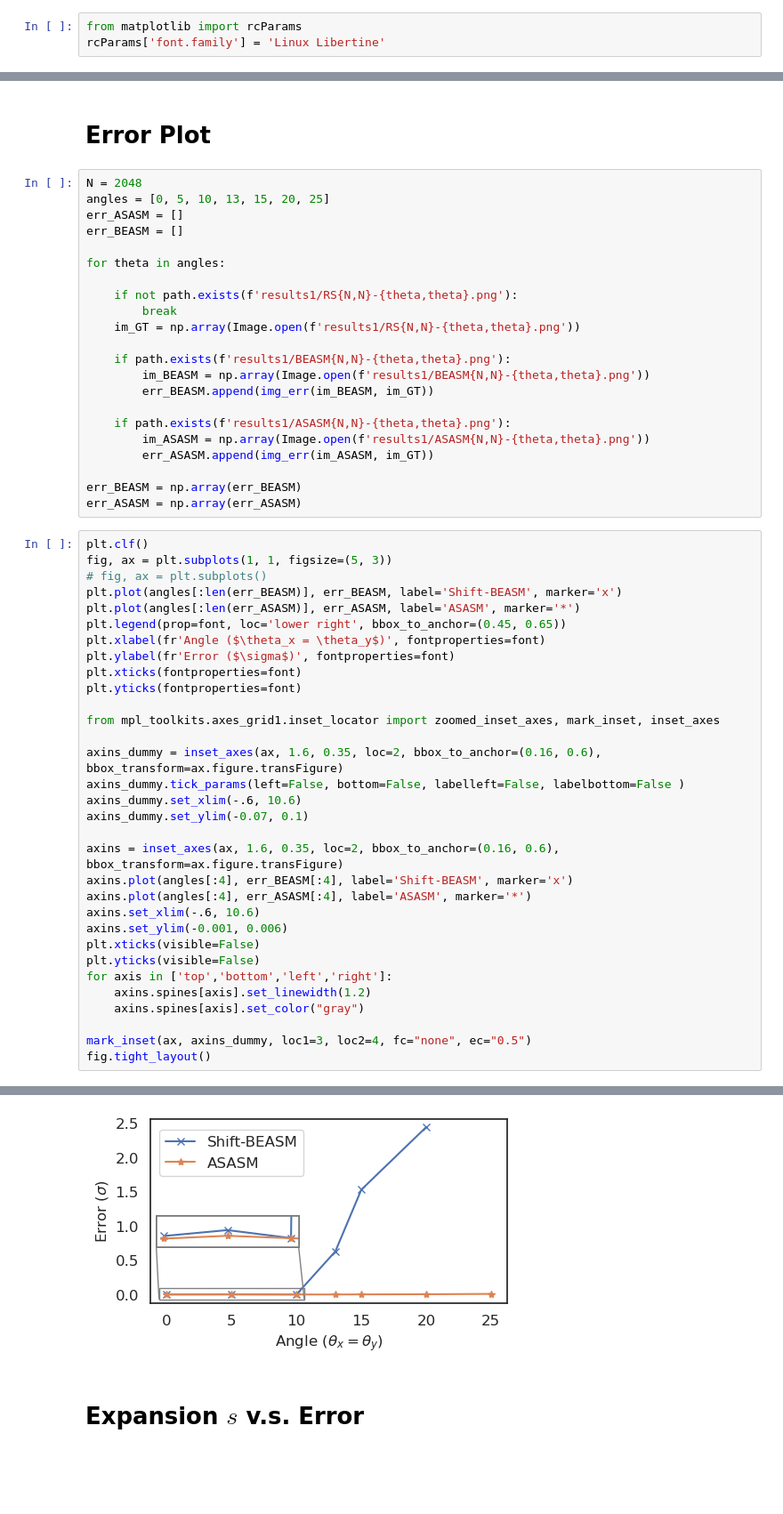
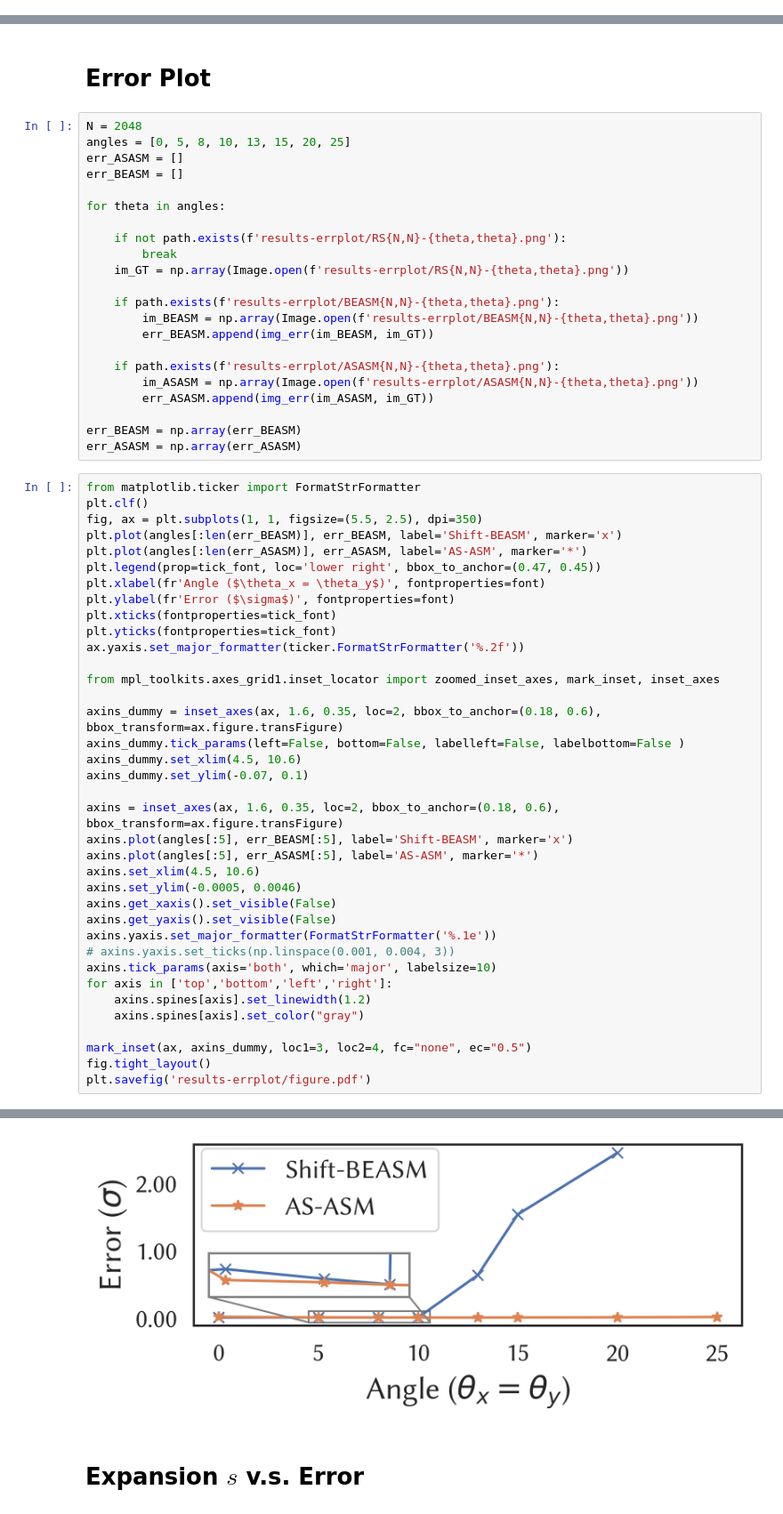
Before and after one commit to whywww/ASASM, a Jupyter notebook: figures.ipynb, the cells around one changed output, grey strips where cells are left out. Shown at 89% size. Saved outputs shown, nothing was run; the diff lists cells and outputs as text; blank space fills up the shorter version.

```diff
--- a/figures.ipynb
+++ b/figures.ipynb
@@ -14,3 +5,0 @@ font.set_size(12)
-# %%
-from matplotlib import rcParams
-rcParams['font.family'] = 'Linux Libertine'
@@ -52,61 +33,66 @@ def img_err(img_hat, img_ref):
 # Error Plot
 # %%
 N = 2048
-angles = [0, 5, 10, 13, 15, 20, 25]
+angles = [0, 5, 8, 10, 13, 15, 20, 25]
 err_ASASM = []
 err_BEASM = []
 
 for theta in angles:
 
-    if not path.exists(f'results1/RS{N,N}-{theta,theta}.png'):
+    if not path.exists(f'results-errplot/RS{N,N}-{theta,theta}.png'):
         break
-    im_GT = np.array(Image.open(f'results1/RS{N,N}-{theta,theta}.png'))
+    im_GT = np.array(Image.open(f'results-errplot/RS{N,N}-{theta,theta}.png'))
 
-    if path.exists(f'results1/BEASM{N,N}-{theta,theta}.png'):
-        im_BEASM = np.array(Image.open(f'results1/BEASM{N,N}-{theta,theta}.png'))
+    if path.exists(f'results-errplot/BEASM{N,N}-{theta,theta}.png'):
+        im_BEASM = np.array(Image.open(f'results-errplot/BEASM{N,N}-{theta,theta}.png'))
         err_BEASM.append(img_err(im_BEASM, im_GT))
 
-    if path.exists(f'results1/ASASM{N,N}-{theta,theta}.png'):
-        im_ASASM = np.array(Image.open(f'results1/ASASM{N,N}-{theta,theta}.png'))
+    if path.exists(f'results-errplot/ASASM{N,N}-{theta,theta}.png'):
+        im_ASASM = np.array(Image.open(f'results-errplot/ASASM{N,N}-{theta,theta}.png'))
         err_ASASM.append(img_err(im_ASASM, im_GT))
 
 err_BEASM = np.array(err_BEASM)
 err_ASASM = np.array(err_ASASM)
 # %%
+from matplotlib.ticker import FormatStrFormatter
 plt.clf()
-fig, ax = plt.subplots(1, 1, figsize=(5, 3))
-# fig, ax = plt.subplots()
+fig, ax = plt.subplots(1, 1, figsize=(5.5, 2.5), dpi=350)
 plt.plot(angles[:len(err_BEASM)], err_BEASM, label='Shift-BEASM', marker='x')
-plt.plot(angles[:len(err_ASASM)], err_ASASM, label='ASASM', marker='*')
-plt.legend(prop=font, loc='lower right', bbox_to_anchor=(0.45, 0.65))
+plt.plot(angles[:len(err_ASASM)], err_ASASM, label='AS-ASM', marker='*')
+plt.legend(prop=tick_font, loc='lower right', bbox_to_anchor=(0.47, 0.45))
 plt.xlabel(fr'Angle ($\theta_x = \theta_y$)', fontproperties=font)
 plt.ylabel(fr'Error ($\sigma$)', fontproperties=font)
-plt.xticks(fontproperties=font)
-plt.yticks(fontproperties=font)
+plt.xticks(fontproperties=tick_font)
+plt.yticks(fontproperties=tick_font)
+ax.yaxis.set_major_formatter(ticker.FormatStrFormatter('%.2f'))
 
 from mpl_toolkits.axes_grid1.inset_locator import zoomed_inset_axes, mark_inset, inset_axes
 
-axins_dummy = inset_axes(ax, 1.6, 0.35, loc=2, bbox_to_anchor=(0.16, 0.6), bbox_transform=ax.figure.transFigure)
+axins_dummy = inset_axes(ax, 1.6, 0.35, loc=2, bbox_to_anchor=(0.18, 0.6), bbox_transform=ax.figure.transFigure)
 axins_dummy.tick_params(left=False, bottom=False, labelleft=False, labelbottom=False )
-axins_dummy.set_xlim(-.6, 10.6)
+axins_dummy.set_xlim(4.5, 10.6)
 axins_dummy.set_ylim(-0.07, 0.1)
 
-axins = inset_axes(ax, 1.6, 0.35, loc=2, bbox_to_anchor=(0.16, 0.6), bbox_transform=ax.figure.transFigure)
-axins.plot(angles[:4], err_BEASM[:4], label='Shift-BEASM', marker='x')
-axins.plot(angles[:4], err_ASASM[:4], label='ASASM', marker='*')
-axins.set_xlim(-.6, 10.6)
-axins.set_ylim(-0.001, 0.006)
-plt.xticks(visible=False)
-plt.yticks(visible=False)
+axins = inset_axes(ax, 1.6, 0.35, loc=2, bbox_to_anchor=(0.18, 0.6), bbox_transform=ax.figure.transFigure)
+axins.plot(angles[:5], err_BEASM[:5], label='Shift-BEASM', marker='x')
+axins.plot(angles[:5], err_ASASM[:5], label='AS-ASM', marker='*')
+axins.set_xlim(4.5, 10.6)
+axins.set_ylim(-0.0005, 0.0046)
+axins.get_xaxis().set_visible(False)
+axins.get_yaxis().set_visible(False)
+axins.yaxis.set_major_formatter(FormatStrFormatter('%.1e'))
+# axins.yaxis.set_ticks(np.linspace(0.001, 0.004, 3))
+axins.tick_params(axis='both', which='major', labelsize=10)
 for axis in ['top','bottom','left','right']:
     axins.spines[axis].set_linewidth(1.2)
     axins.spines[axis].set_color("gray")
 
 mark_inset(ax, axins_dummy, loc1=3, loc2=4, fc="none", ec="0.5")
 fig.tight_layout()
+plt.savefig('results-errplot/figure.pdf')
 # %% [output]
 <Figure size 640x480 with 0 Axes>
-[figure, old version]
+[figure, new version]
 # %% [markdown]
 # Expansion $s$ v.s. Error
 # %%
```
Also changed, not shown: parts of 17 cells of this notebook, 23 other files.
